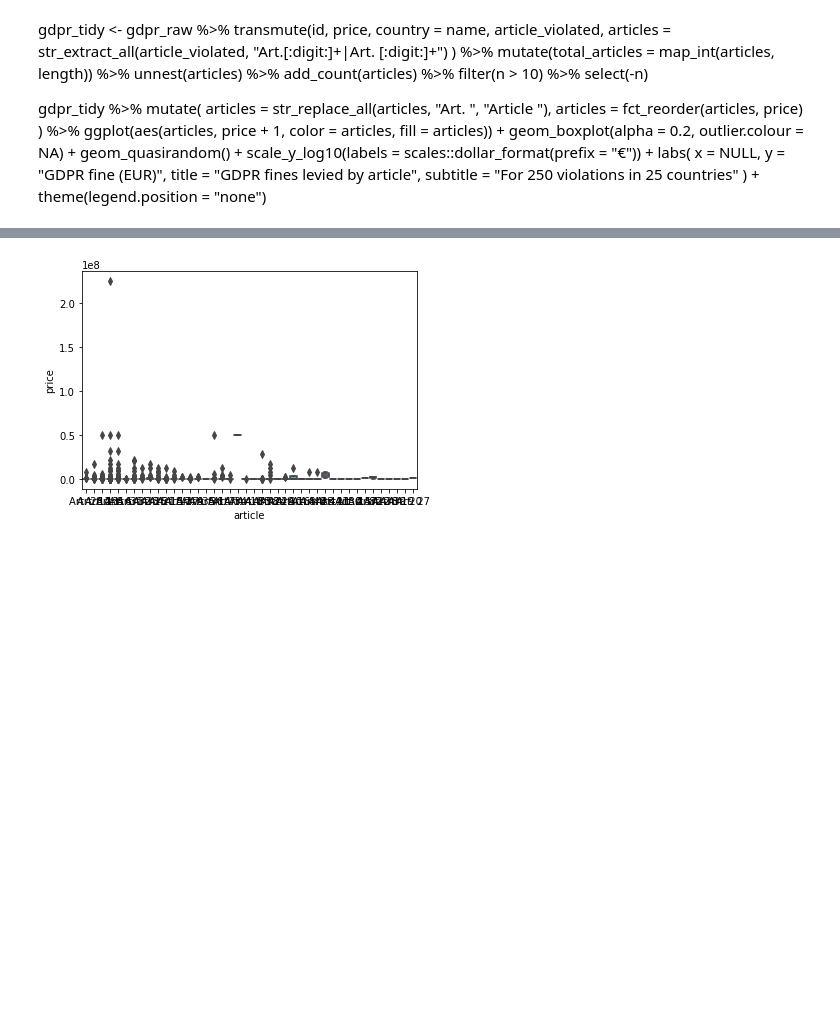
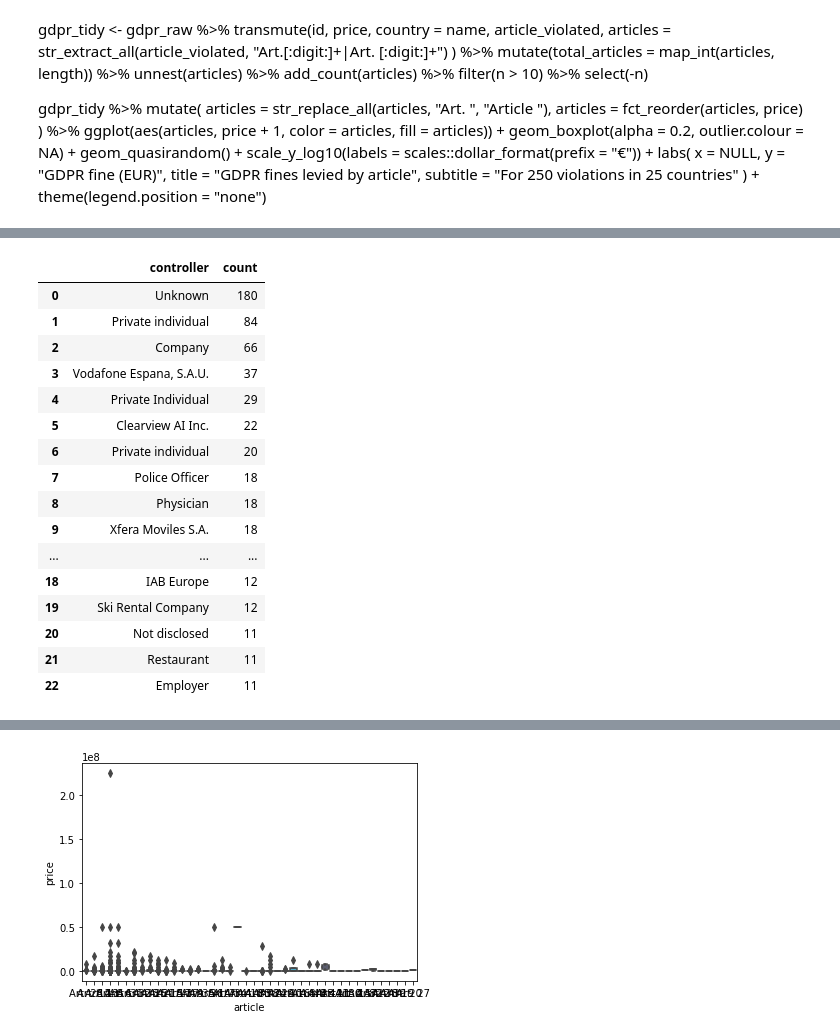
Before and after one commit to dc27/gdpr-fines-analysis, a Jupyter notebook: dev.ipynb, the cells around one changed output, grey strips where cells are left out. Saved outputs shown, nothing was run; the diff lists cells and outputs as text; code cells hidden in the pictures; blank space fills up the shorter version.

```diff
--- a/dev.ipynb
+++ b/dev.ipynb
@@ -130,0 +105,20 @@ fines_long = (
+# %%
+fines_long.value_counts('controller').reset_index().query('count > 10')
+# %% [output]
+|  | controller | count |
+| 0 | Unknown | 180 |
+| 1 | Private individual | 84 |
+| 2 | Company | 66 |
+| 3 | Vodafone Espana, S.A.U. | 37 |
+| 4 | Private Individual | 29 |
+| 5 | Clearview AI Inc. | 22 |
+| 6 | Private individual | 20 |
+| 7 | Police Officer | 18 |
+| 8 | Physician | 18 |
+| 9 | Xfera Moviles S.A. | 18 |
+| ... | ... | ... |
+| 18 | IAB Europe | 12 |
+| 19 | Ski Rental Company | 12 |
+| 20 | Not disclosed | 11 |
+| 21 | Restaurant | 11 |
+| 22 | Employer | 11 |
```
Also changed, not shown: parts of 13 cells of this notebook, 3 other files.
